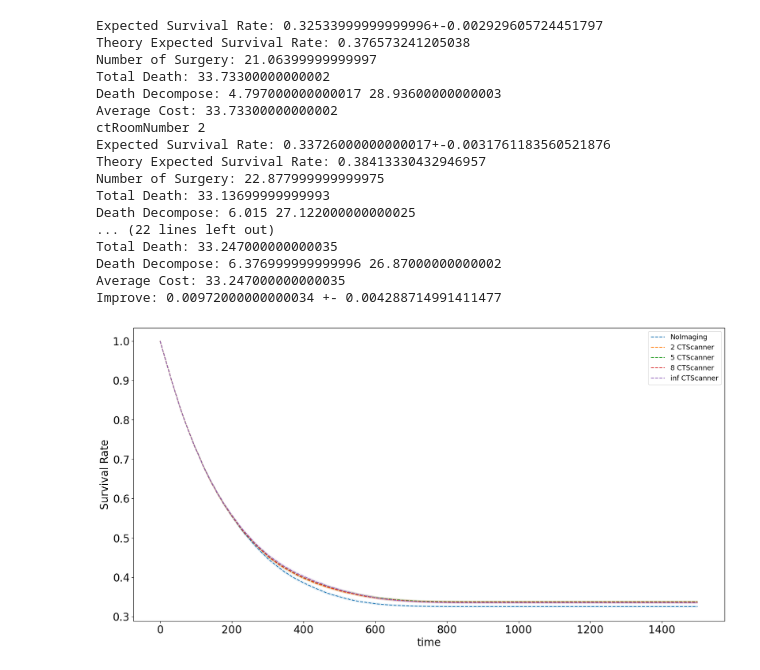
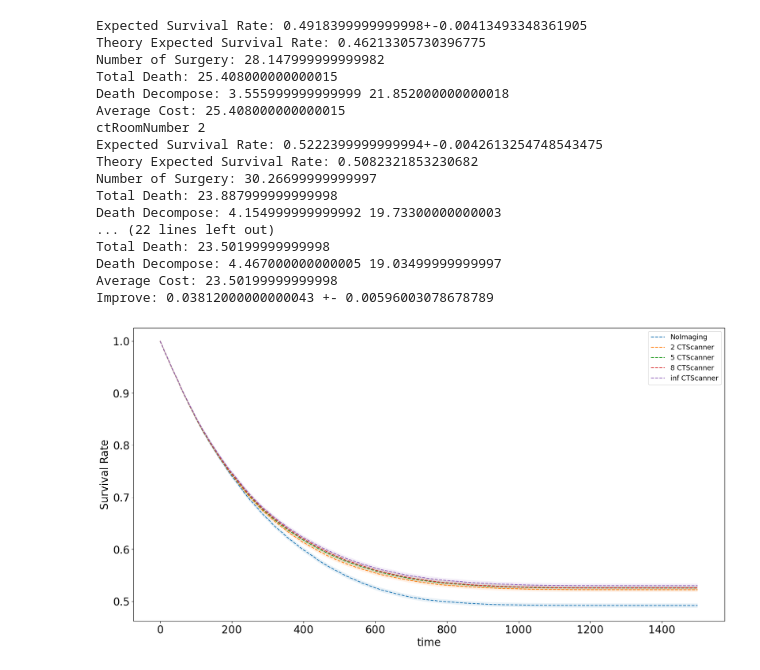
Before and after one commit to Yanboding/MCIScheduling, a Jupyter notebook: MCIDecision.ipynb, the cells around one changed output. Saved outputs shown, nothing was run; the diff lists cells and outputs as text; code cells hidden in the pictures.

```diff
--- a/MCIDecision.ipynb
+++ b/MCIDecision.ipynb
@@ -207,7 +213,7 @@ class PatientStat:
     def __len__(self):
         return len(self.patients)
 
-class MCI(gym.Env):
+class MCI:
 
     def __init__(self, numberOfPatients):
         self.numberOfPatients = numberOfPatients
@@ -534,3 +635,15 @@ def backwardInduction(env, discountFactor=1.0):
+# %%
+parameters = {
+        'simulator': FCFSImagingMCIEnv,
+        'numberOfPatients': 10,
+        'surgeryRoomNumber': 3,
+        'ctRoomNumber': 2,
+        'surgeryRate': 1/103,
+        'imagingRate': 1/20,
+        'deathRatesByGroup': [1/400, 1/400, 1/1200],
+        'triageProbsByGroup': [0, 1/10, 4/10, 5/10]
+    }
+mciExpEnv = MCIExpEnv(**parameters)
 # %%
 import pandas as pd
 def set_fontsize(ax, size):
@@ -539,12 +652,13 @@ def set_fontsize(ax, size):
         item.set_fontsize(20)
 
 def performanceStatPlot(performanceStat):
-    t = np.arange(performanceStat['NoImaging']['expectSurvivalRate'].shape[0])
+    keys = list(performanceStat.keys())
+    t = np.arange(performanceStat[keys[0]]['expectSurvivalRate'].shape[0])
     fig, ax = plt.subplots(1,1,figsize=(20, 10))
     ax.set_xlabel("time")
     ax.set_ylabel("Survival Rate")
 
-    for key in performanceStat:
+    for key in keys:
         ax.plot(t, performanceStat[key]['expectSurvivalRate'], '--', label=key)
         ax.fill_between(t, (performanceStat[key]['expectSurvivalRate'] - performanceStat[key]['survivalRateHalfWindow']), (performanceStat[key]['expectSurvivalRate'] + performanceStat[key]['survivalRateHalfWindow']), alpha=.1)
     set_fontsize(ax, 20)
@@ -562,17 +676,21 @@ def simulation(env, policy, simulationParameter):
     expectNumberOfDeathInWaiting = 0
     expectNumberOfSurgery = 0
     averageCost = 0
+    np.random.seed(1314)
+    env.seed(0)
     for i in range(replicationNumber):
         #pprint(patients.tolist())
         #pprint([patients[:,2].mean(), patients[:,3].mean(), np.sqrt(patients[:,2].var()), np.sqrt(patients[:,3].var())])
         # simulate
         state = env.reset()
-        action = policy[state]
+        pi = policy(state)
+        action = np.random.choice(pi['action'], p=pi['prob'])
         cost = 0
         state, reward, done, _ = env.step(action)
         cost += reward
         while not done:
-            action = policy[state]
+            pi = policy(state)
+            action = np.random.choice(pi['action'], p=pi['prob'])
             state, reward, done, _ = env.step(action)
             cost += reward
         averageCost += (cost - averageCost)/(i+1)
@@ -612,7 +775,7 @@ def simulation(env, policy, simulationParameter):
 # %%
 def experiment1():
     '''
-    save the shortest remaining life time first patients
+    Compare CT Room Numbers
     '''
     parameters = {
         'simulator': FCFSImagingMCIEnv,
@@ -621,60 +784,58 @@ def experiment1():
         'ctRoomNumber': 0,
         'surgeryRate': 1/103,
         'imagingRate': 1/20,
-        'deathRatesByGroup': [1/400, 1/200, 1/600],
-        'triageProbsByGroup': [0, 1/2, 1/2]
+        'deathRatesByGroup': [1/400, 1/400, 1/1200],
+        'triageProbsByGroup': [0, 5/10, 5/10]
     }
     simulationParameter = {'replicationNumber': 1000, 't': np.linspace(0, 1500, 1501)}
     mciExpEnv = MCIExpEnv(**parameters)
-    mciExpEnv.seed(0)
-    policy, V = backwardInduction(mciExpEnv)
+    policy, V, Q = backwardInduction(mciExpEnv)
     performanceStat = {}
     performanceStat['NoImaging'] = simulation(mciExpEnv, policy, simulationParameter)
     print("Expected Survival Rate:", str(performanceStat['NoImaging']['expectSurvivalRate'][-1]) + "+-" + str(performanceStat['NoImaging']['survivalRateHalfWindow'][-1]))
     print("Theory Expected Survival Rate:", (parameters['numberOfPatients'] - V[mciExpEnv.s])/parameters['numberOfPatients'])
     print('Number of Surgery:', performanceStat['NoImaging']['expectNumberOfSurgery'])
     print('Total Death:', performanceStat['NoImaging']['expectTotalDeath'])
     print('Death Decompose:', performanceStat['NoImaging']['expectNumberOfFailedSurgery'], performanceStat['NoImaging']['expectNumberOfDeathInWaiting'])
     print('Average Cost:', performanceStat['NoImaging']['averageCost'])
 
     ctRoomNumbers = [2, 5, 8, float('inf')]
     for ctRoomNumber in ctRoomNumbers:
         print('ctRoomNumber', ctRoomNumber)
         parameters['ctRoomNumber'] = ctRoomNumber
         mciExpEnv = MCIExpEnv(**parameters)
-        mciExpEnv.seed(0)
-        policy, V = backwardInduction(mciExpEnv)
+        policy, V, Q = backwardInduction(mciExpEnv)
         senarioName = str(ctRoomNumber)+' CTScanner'
         performanceStat[senarioName] = simulation(mciExpEnv, policy, simulationParameter)
         print("Expected Survival Rate:", str(performanceStat[senarioName]['expectSurvivalRate'][-1]) + "+-" + str(performanceStat[senarioName]['survivalRateHalfWindow'][-1]))
         print("Theory Expected Survival Rate:", (parameters['numberOfPatients'] - V[mciExpEnv.s])/parameters['numberOfPatients'])
         print('Number of Surgery:', performanceStat[senarioName]['expectNumberOfSurgery'])
         print('Total Death:', performanceStat[senarioName]['expectTotalDeath'])
         print('Death Decompose:', performanceStat[senarioName]['expectNumberOfFailedSurgery'], performanceStat[senarioName]['expectNumberOfDeathInWaiting'])
         print('Average Cost:', performanceStat[senarioName]['averageCost'])
         meanDiff = performanceStat[senarioName]['expectSurvivalRate'][-1] - performanceStat['NoImaging']['expectSurvivalRate'][-1]
         sampleVar1, sampleSize1 = performanceStat[senarioName]['survivalRateSampleVariance'][-1], performanceStat[senarioName]['sampleSize']
         sampleVar2, sampleSize2 = performanceStat['NoImaging']['survivalRateSampleVariance'][-1], performanceStat['NoImaging']['sampleSize']
         halfWindow = 1.96 * np.sqrt(sampleVar1/sampleSize1 + sampleVar2/sampleSize2)
         print('Improve:', meanDiff, "+-", halfWindow)
     return performanceStat
 performanceStatPlot(experiment1())
 # %% [output]
-Expected Survival Rate: 0.32533999999999996+-0.002929605724451797
-Theory Expected Survival Rate: 0.376573241205038
-Number of Surgery: 21.06399999999997
-Total Death: 33.73300000000002
-Death Decompose: 4.797000000000017 28.93600000000003
-Average Cost: 33.73300000000002
+Expected Survival Rate: 0.4918399999999998+-0.00413493348361905
+Theory Expected Survival Rate: 0.46213305730396775
+Number of Surgery: 28.147999999999982
+Total Death: 25.408000000000015
+Death Decompose: 3.555999999999999 21.852000000000018
+Average Cost: 25.408000000000015
 ctRoomNumber 2
-Expected Survival Rate: 0.33726000000000017+-0.0031761183560521876
-Theory Expected Survival Rate: 0.38413330432946957
-Number of Surgery: 22.877999999999975
-Total Death: 33.13699999999993
-Death Decompose: 6.015 27.122000000000025
+Expected Survival Rate: 0.5222399999999994+-0.0042613254748543475
+Theory Expected Survival Rate: 0.5082321853230682
+Number of Surgery: 30.26699999999997
+Total Death: 23.887999999999998
+Death Decompose: 4.154999999999992 19.73300000000003
 ... (22 lines left out)
-Total Death: 33.247000000000035
-Death Decompose: 6.376999999999996 26.87000000000002
-Average Cost: 33.247000000000035
-Improve: 0.00972000000000034 +- 0.004288714991411477
+Total Death: 23.50199999999998
+Death Decompose: 4.467000000000005 19.03499999999997
+Average Cost: 23.50199999999998
+Improve: 0.03812000000000043 +- 0.00596003078678789
-[figure, old version]
+[figure, new version]
```
Also changed, not shown: parts of 6 cells of this notebook.
